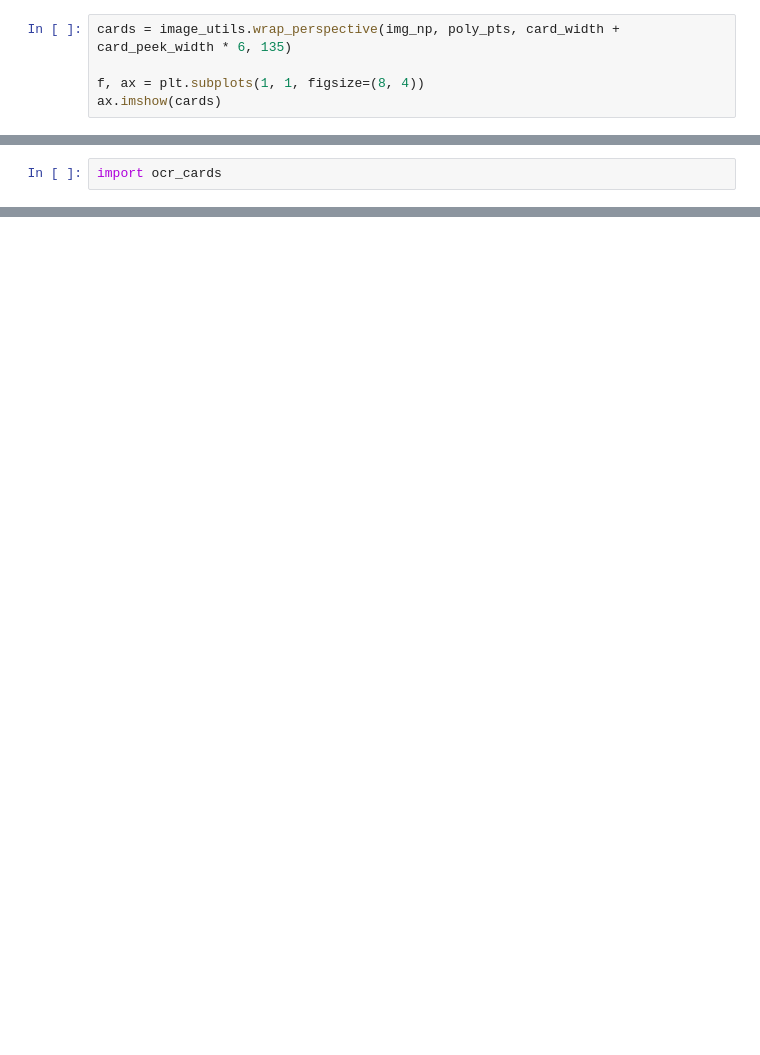
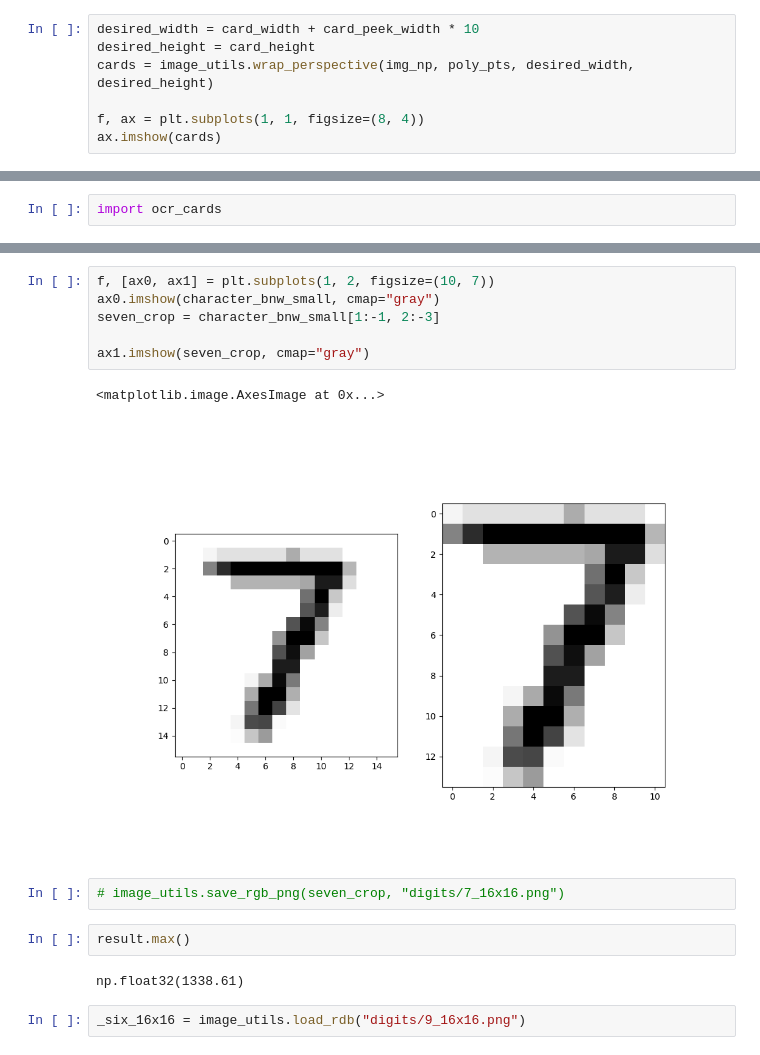
Before and after one commit to ninextycode/blackjack_cardcounter, a Jupyter notebook: extract_cards_dealer.ipynb, the cells around one changed output, grey strips where cells are left out. Drawn from its saved outputs; the diff is of its cells as text; blank space fills up the shorter version.

```diff
--- a/extract_cards_dealer.ipynb
+++ b/extract_cards_dealer.ipynb
@@ -46,5 +74,7 @@ ax.add_patch(poly)
 # %%
-cards = image_utils.wrap_perspective(img_np, poly_pts, card_width + card_peek_width * 6, 135)
+desired_width = card_width + card_peek_width * 10
+desired_height = card_height
+cards = image_utils.wrap_perspective(img_np, poly_pts, desired_width, desired_height)
 
 f, ax = plt.subplots(1, 1, figsize=(8, 4))
 ax.imshow(cards)
@@ -141,0 +133,17 @@ ax.imshow(digit_images[0][0])
+# %%
+f, [ax0, ax1] = plt.subplots(1, 2, figsize=(10, 7))
+ax0.imshow(character_bnw_small, cmap="gray")
+seven_crop = character_bnw_small[1:-1, 2:-3]
+
+ax1.imshow(seven_crop, cmap="gray")
+# %% [output]
+<matplotlib.image.AxesImage at 0x...>
+[figure, added]
+# %%
+# image_utils.save_rgb_png(seven_crop, "digits/7_16x16.png")
+# %%
+result.max()
+# %% [output]
+np.float32(1338.61)
+# %%
+_six_16x16 = image_utils.load_rdb("digits/9_16x16.png")
```
Also changed, not shown: parts of 28 cells of this notebook, 47 other files.
